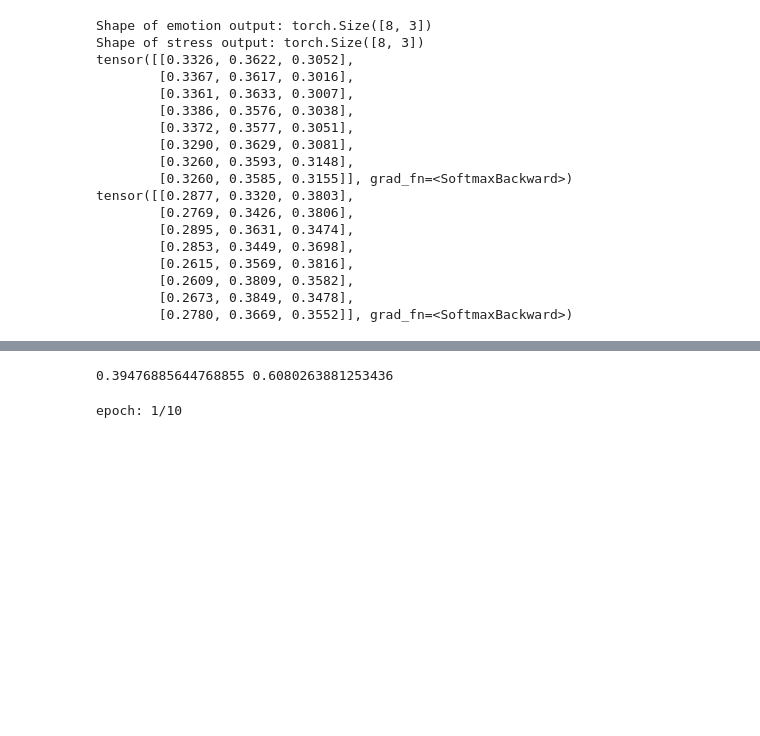
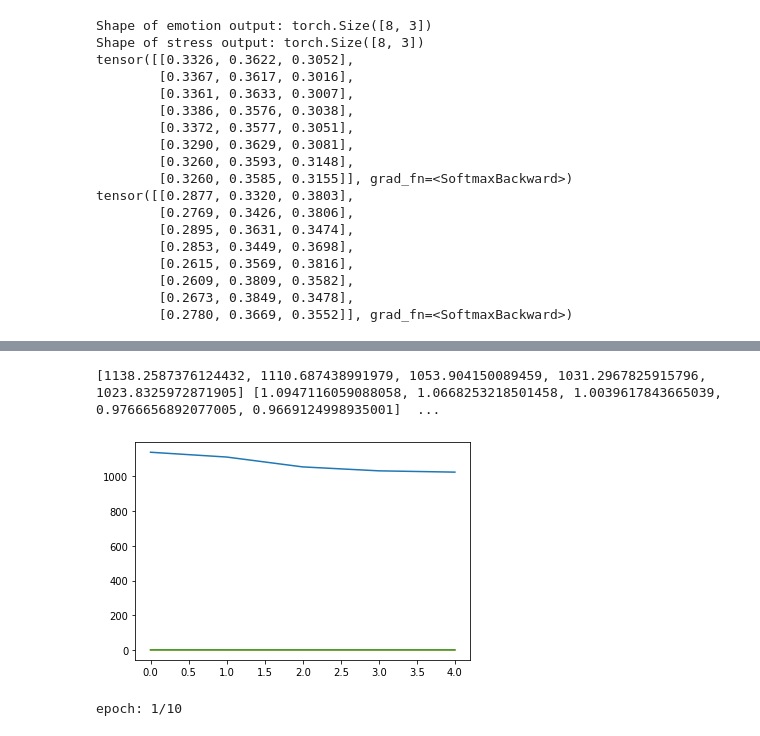
Before and after one commit to BrandonThaiTran/stressed_emotion, a Jupyter notebook: code/models.ipynb, the cells around one changed output, grey strips where cells are left out. Drawn from its saved outputs; the diff is of its cells as text; code cells hidden in the pictures; blank space fills up the shorter version.

```diff
--- a/code/models.ipynb
+++ b/code/models.ipynb
@@ -403,8 +404,8 @@ def train(train_loader, model, optimizer, criterion, device, verbose = False):
     model.train()
 
     running_loss = 0.
-    running_emotion_loss = 0.
-    run
+    emotion_running_loss = 0.
+    confound_running_loss = 0.
     running_acc = 0.
 
     emotion_groundtruth = []
@@ -538,9 +615,20 @@ train_loader = datasets.get_dataloader(train_dataset_file_path, 'train')
 test_dataset_file_path = '../dataset/IEMOCAP/0/test.csv'
 test_loader = datasets.get_dataloader(test_dataset_file_path, 'test')
 
-for epoch in range(1):
+emotion_loss = []
+confound_loss = []
+loss = []
+for epoch in range(5):
     train_loss, train_acc = train(train_loader, emotion_recognizer, optimizer, criterion, device)
+    emotion_loss.append(train_loss['emotion_loss'])
+    confound_loss.append(train_loss['confound_loss'])
+    loss.append(train_loss['loss'])
     print(train_acc)
+
+plt.plot(loss, label = 'train loss')
+plt.plot(emotion_loss, label = 'emotion loss')
+plt.plot(confound_loss, label = 'confound loss')
+
 
 test_loss, test_acc, test_uar = test(test_loader, emotion_recognizer, criterion, device)
 print(test_acc)
@@ -549,7 +642,11 @@ UnboundLocalError: local variable 'emotion_running_loss' referenced before assig
-# %%
-print(train_acc,test_acc)
-# %% [output]
-0.39476885644768855 0.6080263881253436
+# %%
+plt.plot(loss, label = 'train loss')
+plt.plot(emotion_loss, label = 'emotion loss')
+plt.plot(confound_loss, label = 'confound loss')
+print(loss,emotion_loss,confound_loss)
+# %% [output]
+[1138.2587376124432, 1110.687438991979, 1053.904150089459, 1031.2967825915796, 1023.8325972871905] [1.0947116059088058, 1.0668253218501458, 1.0039617843665039, 0.9766656892077005, 0.9669124998935001]  ...
+[figure, added]
 # %%
 acc = []
 uar = []
```
Also changed, not shown: parts of 4 cells of this notebook.
